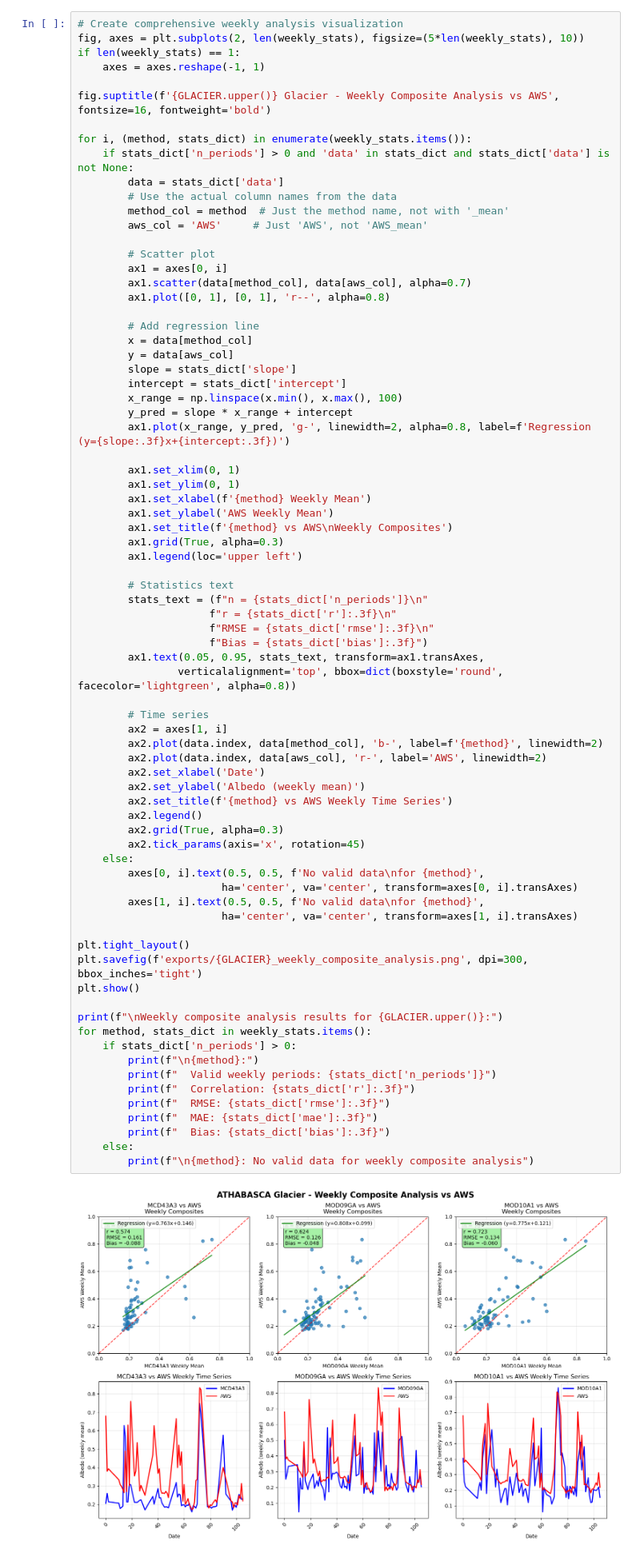
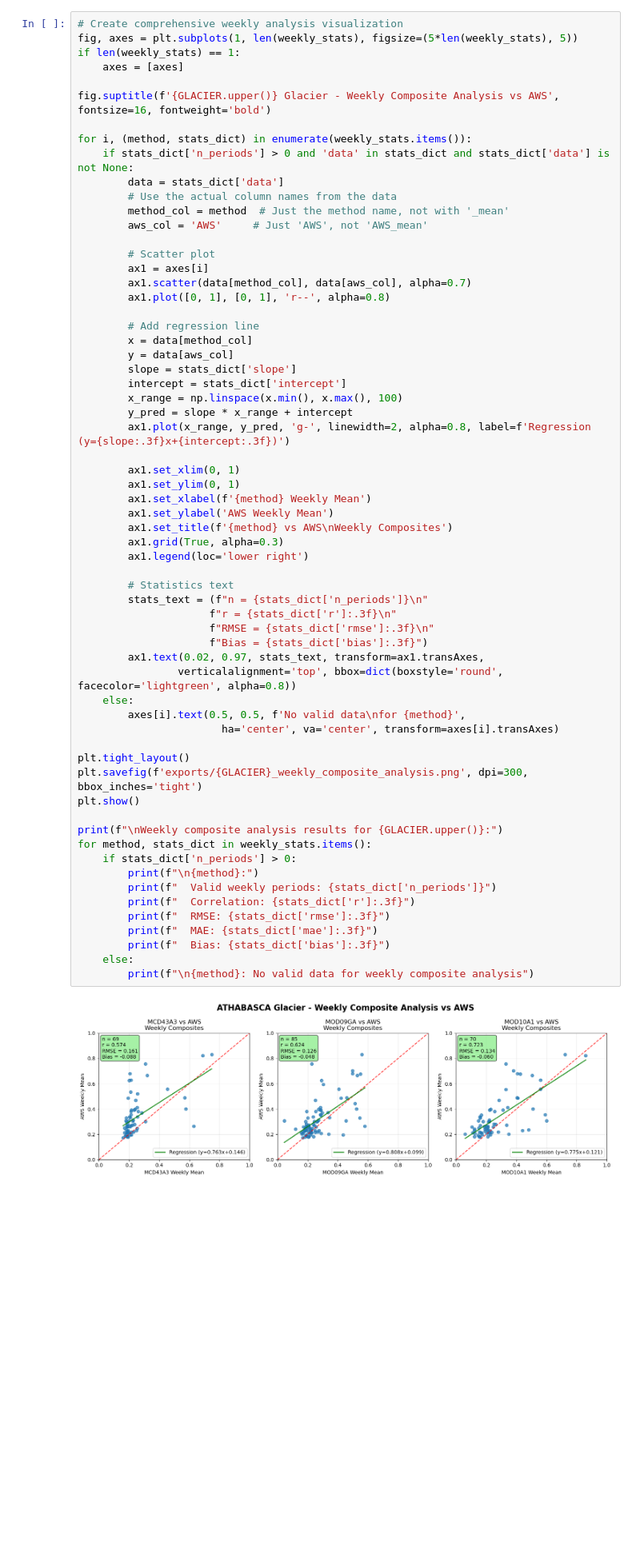
Before and after one commit to tofunori/athabasca_analysis, a Jupyter notebook: compare_albedo.ipynb, the cells around one changed output. Shown at 80% size. Cells and saved outputs as stored; diff of their text form; blank space fills up the shorter version.

Commit message:
Remove timeseries plots from weekly composite analysis and adjust legend/statistics positioning

```diff
--- a/compare_albedo.ipynb
+++ b/compare_albedo.ipynb
@@ -1037,9 +1019,9 @@ MCD43A3:
 • Performance ranking (by R²): MOD10A1 (0.522) > MOD09GA (0.390) > MCD43A3 (0.329)
 # %%
 # Create comprehensive weekly analysis visualization
-fig, axes = plt.subplots(2, len(weekly_stats), figsize=(5*len(weekly_stats), 10))
+fig, axes = plt.subplots(1, len(weekly_stats), figsize=(5*len(weekly_stats), 5))
 if len(weekly_stats) == 1:
-    axes = axes.reshape(-1, 1)
+    axes = [axes]
 
 fig.suptitle(f'{GLACIER.upper()} Glacier - Weekly Composite Analysis vs AWS', fontsize=16, fontweight='bold')
 
@@ -1051,7 +1033,7 @@ for i, (method, stats_dict) in enumerate(weekly_stats.items()):
         aws_col = 'AWS'     # Just 'AWS', not 'AWS_mean'
 
         # Scatter plot
-        ax1 = axes[0, i]
+        ax1 = axes[i]
         ax1.scatter(data[method_col], data[aws_col], alpha=0.7)
         ax1.plot([0, 1], [0, 1], 'r--', alpha=0.8)
 
@@ -1068,51 +1050,38 @@ for i, (method, stats_dict) in enumerate(weekly_stats.items()):
         ax1.set_ylim(0, 1)
         ax1.set_xlabel(f'{method} Weekly Mean')
         ax1.set_ylabel('AWS Weekly Mean')
         ax1.set_title(f'{method} vs AWS\nWeekly Composites')
         ax1.grid(True, alpha=0.3)
-        ax1.legend(loc='upper left')
+        ax1.legend(loc='lower right')
 
         # Statistics text
         stats_text = (f"n = {stats_dict['n_periods']}\n"
                      f"r = {stats_dict['r']:.3f}\n"
                      f"RMSE = {stats_dict['rmse']:.3f}\n"
                      f"Bias = {stats_dict['bias']:.3f}")
-        ax1.text(0.05, 0.95, stats_text, transform=ax1.transAxes,
+        ax1.text(0.02, 0.97, stats_text, transform=ax1.transAxes,
                 verticalalignment='top', bbox=dict(boxstyle='round', facecolor='lightgreen', alpha=0.8))
-
-        # Time series
-        ax2 = axes[1, i]
-        ax2.plot(data.index, data[method_col], 'b-', label=f'{method}', linewidth=2)
-        ax2.plot(data.index, data[aws_col], 'r-', label='AWS', linewidth=2)
-        ax2.set_xlabel('Date')
-        ax2.set_ylabel('Albedo (weekly mean)')
-        ax2.set_title(f'{method} vs AWS Weekly Time Series')
-        ax2.legend()
-        ax2.grid(True, alpha=0.3)
-        ax2.tick_params(axis='x', rotation=45)
     else:
-        axes[0, i].text(0.5, 0.5, f'No valid data\nfor {method}',
-                       ha='center', va='center', transform=axes[0, i].transAxes)
-        axes[1, i].text(0.5, 0.5, f'No valid data\nfor {method}',
-                       ha='center', va='center', transform=axes[1, i].transAxes)
+        axes[i].text(0.5, 0.5, f'No valid data\nfor {method}',
+                       ha='center', va='center', transform=axes[i].transAxes)
 
 plt.tight_layout()
 plt.savefig(f'exports/{GLACIER}_weekly_composite_analysis.png', dpi=300, bbox_inches='tight')
 plt.show()
 
 print(f"\nWeekly composite analysis results for {GLACIER.upper()}:")
 for method, stats_dict in weekly_stats.items():
     if stats_dict['n_periods'] > 0:
         print(f"\n{method}:")
         print(f"  Valid weekly periods: {stats_dict['n_periods']}")
         print(f"  Correlation: {stats_dict['r']:.3f}")
         print(f"  RMSE: {stats_dict['rmse']:.3f}")
         print(f"  MAE: {stats_dict['mae']:.3f}")
         print(f"  Bias: {stats_dict['bias']:.3f}")
     else:
         print(f"\n{method}: No valid data for weekly composite analysis")
 # %% [output]
-[figure, old version]
+[figure, new version]
 Weekly composite analysis results for ATHABASCA:
 
 MCD43A3:
```
Also changed, not shown: parts of 13 cells of this notebook, 3 other files.
